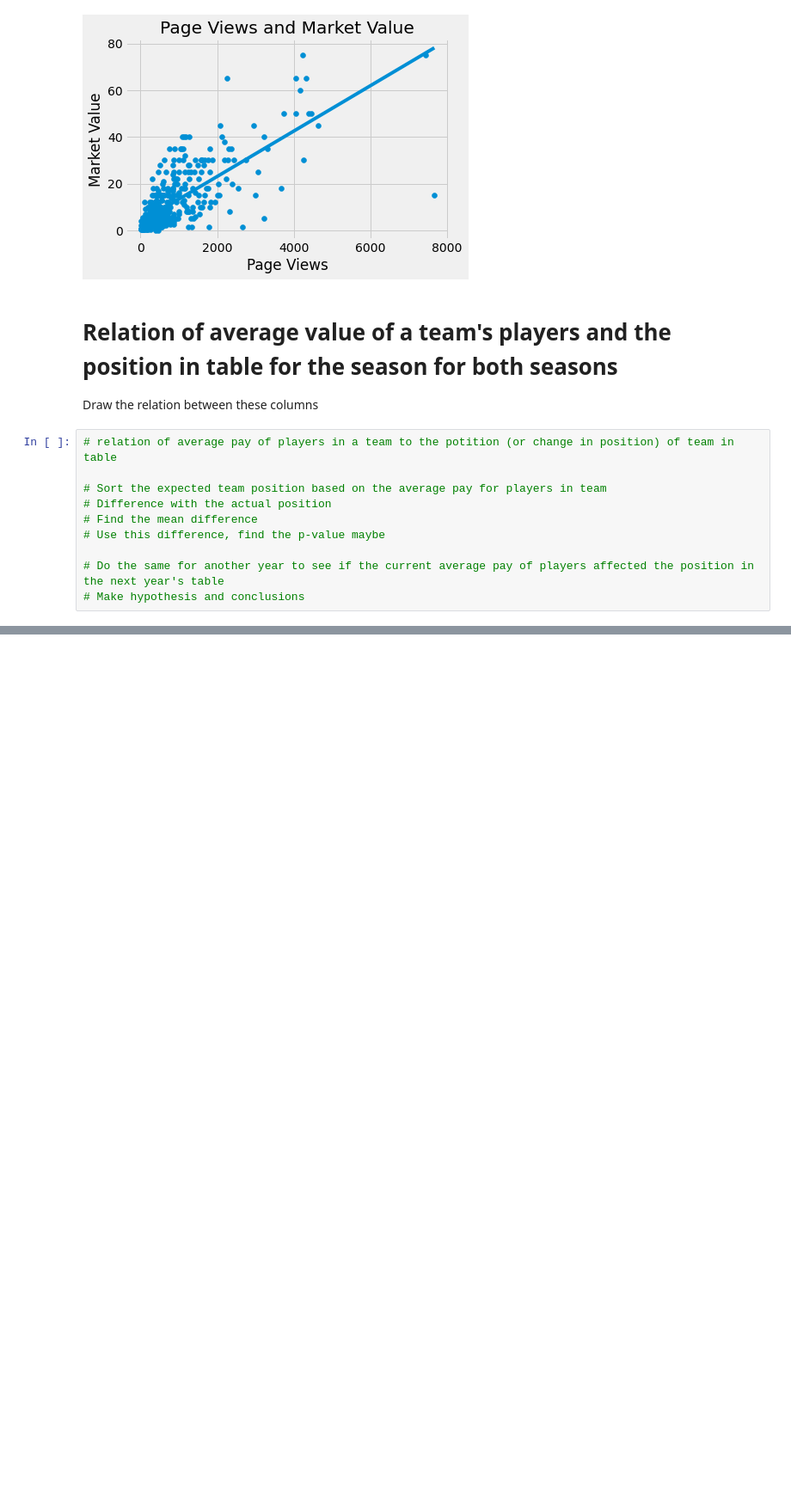
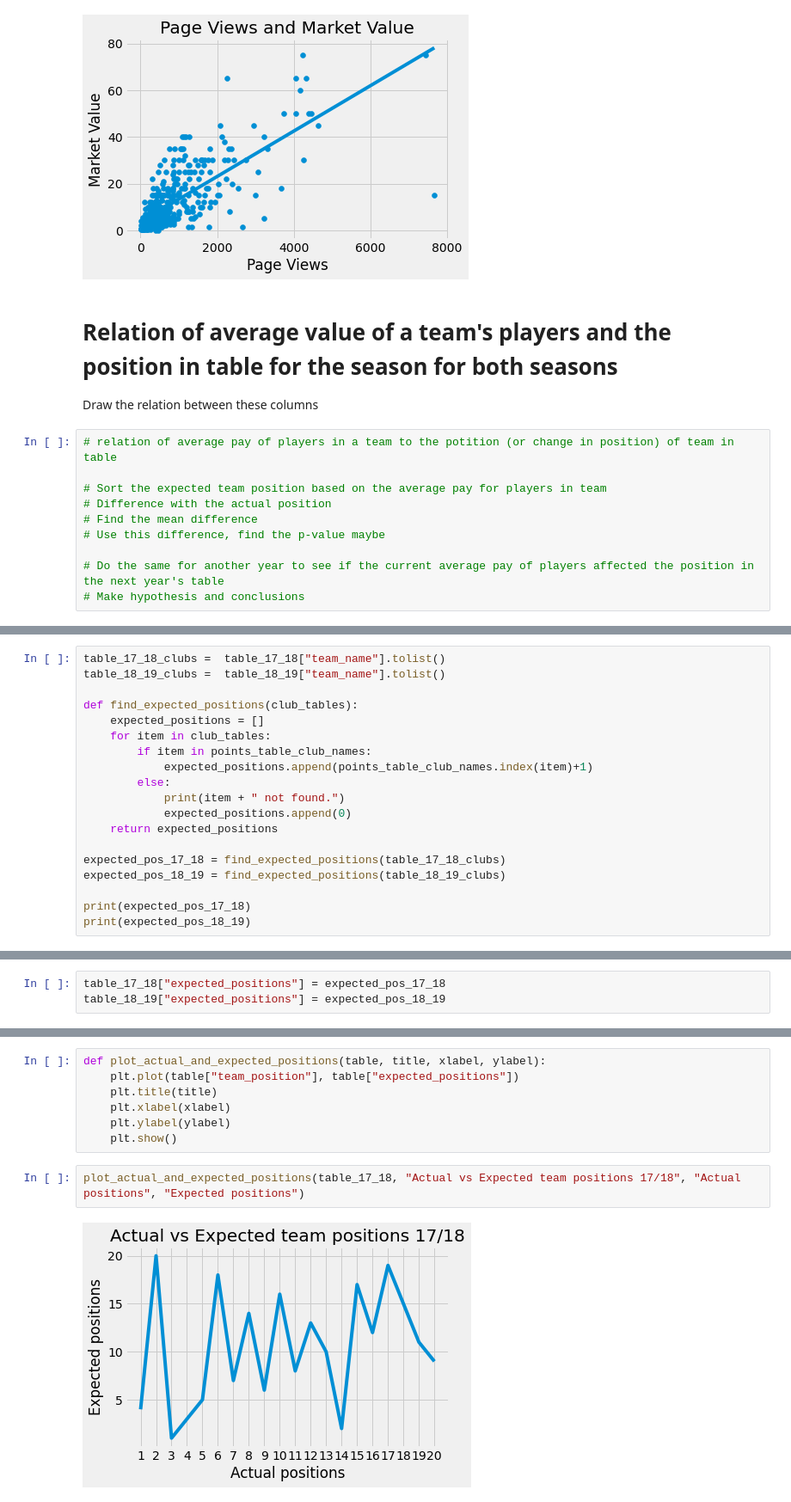
Before and after one commit to Sanzv/epl-players, a Jupyter notebook: final-project.ipynb, the cells around one changed output, grey strips where cells are left out. Shown: that part at 86% size. Drawn from its saved outputs; the diff is of its cells as text; blank space fills up the shorter version.

Commit message:
Figures done

```diff
--- a/final-project.ipynb
+++ b/final-project.ipynb
@@ -595,0 +633,19 @@ Draw the relation between these columns
+# %%
+table_17_18_clubs =  table_17_18["team_name"].tolist()
+table_18_19_clubs =  table_18_19["team_name"].tolist()
+
+def find_expected_positions(club_tables):
+    expected_positions = []
+    for item in club_tables:
+        if item in points_table_club_names:
+            expected_positions.append(points_table_club_names.index(item)+1)
+        else:
+            print(item + " not found.")
+            expected_positions.append(0)
+    return expected_positions
+
+expected_pos_17_18 = find_expected_positions(table_17_18_clubs)
+expected_pos_18_19 = find_expected_positions(table_18_19_clubs)
+
+print(expected_pos_17_18)
+print(expected_pos_18_19)
@@ -595,0 +658,3 @@ Draw the relation between these columns
+# %%
+table_17_18["expected_positions"] = expected_pos_17_18
+table_18_19["expected_positions"] = expected_pos_18_19
@@ -595,0 +723,11 @@ Draw the relation between these columns
+# %%
+def plot_actual_and_expected_positions(table, title, xlabel, ylabel):
+    plt.plot(table["team_position"], table["expected_positions"])
+    plt.title(title)
+    plt.xlabel(xlabel)
+    plt.ylabel(ylabel)
+    plt.show()
+# %%
+plot_actual_and_expected_positions(table_17_18, "Actual vs Expected team positions 17/18", "Actual positions", "Expected positions")
+# %% [output]
+[figure, added]
```
Also changed, not shown: parts of 7 cells of this notebook.
